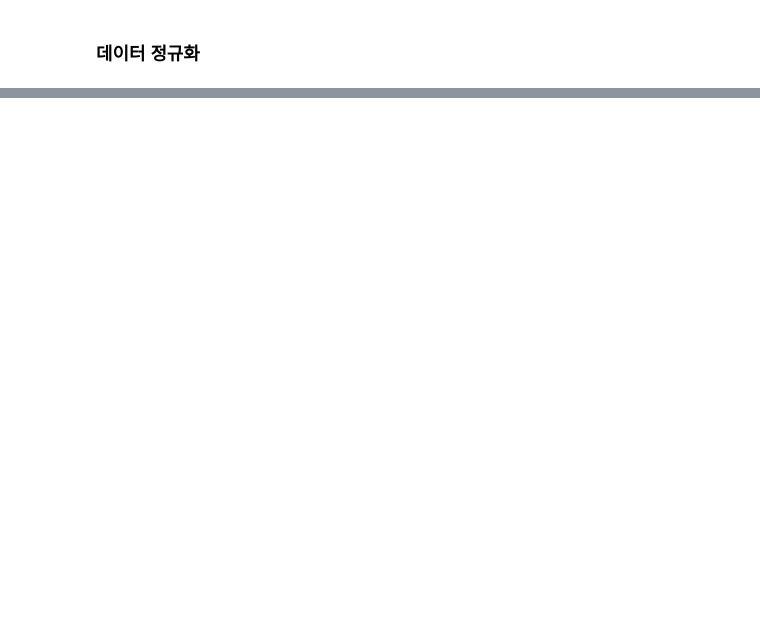
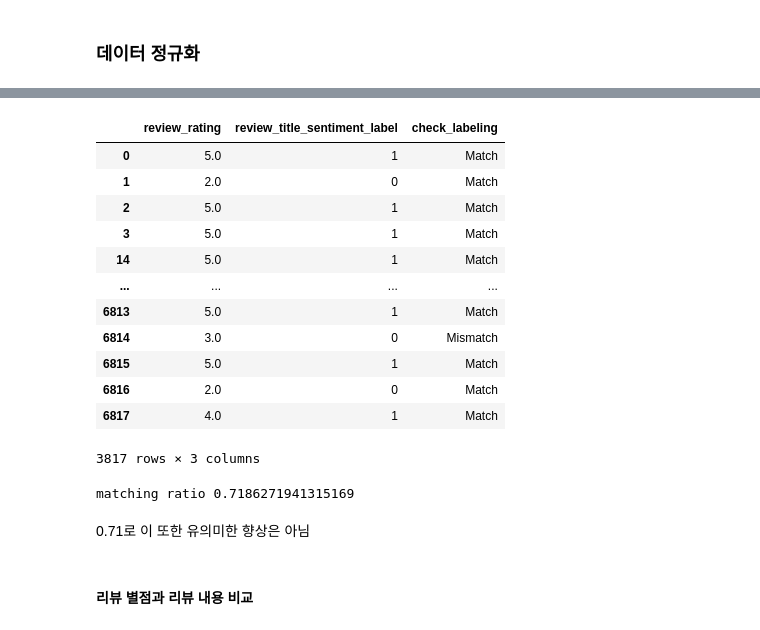
Before and after one commit to Konkuk-Univ-Glocal-Campus/ml202401-final-so900d, a Jupyter notebook: final_202020925.ipynb, the cells around one changed output, grey strips where cells are left out. Drawn from its saved outputs; the diff is of its cells as text; code cells hidden in the pictures; blank space fills up the shorter version.

```diff
--- a/final_202020925.ipynb
+++ b/final_202020925.ipynb
@@ -313,0 +413,41 @@ df
+# %%
+# 리뷰 별점과 리뷰 제목에 대하여 라벨링된 감정 점수가 일치하는지 확인하는 함수 정의
+def check_labeling(review_rating, review_title_sentiment_label):
+    if review_rating >= 3 and review_title_sentiment_label == 1:
+        return "Match"
+    elif review_rating < 3 and review_title_sentiment_label == 0:
+        return "Match"
+    else:
+        return "Mismatch"
+
+# 점수 비교
+df['check_labeling'] = df.apply(lambda row: check_labeling(row['review_rating'], row['review_title_sentiment_label']), axis=1)
+# %%
+# 데이터 확인
+df[['review_rating', 'review_title_sentiment_label', 'check_labeling']]
+# %% [output]
+|  | review_rating | review_title_sentiment_label | check_labeling |
+| 0 | 5.0 | 1 | Match |
+| 1 | 2.0 | 0 | Match |
+| 2 | 5.0 | 1 | Match |
+| 3 | 5.0 | 1 | Match |
+| 14 | 5.0 | 1 | Match |
+| ... | ... | ... | ... |
+| 6813 | 5.0 | 1 | Match |
+| 6814 | 3.0 | 0 | Mismatch |
+| 6815 | 5.0 | 1 | Match |
+| 6816 | 2.0 | 0 | Match |
+| 6817 | 4.0 | 1 | Match |
+3817 rows × 3 columns
+# %%
+# Match로 출력되는 비율 계산
+match_count = (df['check_labeling'] == 'Match').sum() # 'check_labeling' 열에서 'Match'인 항목의 수를 세고 match_count에 저장
+total_count = len(df) # DataFrame의 총 행 수를 total_count에 저장
+match_ratio = match_count / total_count # 'Match'로 출력되는 비율을 계산하여 match_ratio에 저장
+print("matching ratio", match_ratio)
+# %% [output]
+matching ratio 0.7186271941315169
+# %% [markdown]
+0.71로 이 또한 유의미한 향상은 아님
+# %% [markdown]
+#### 리뷰 별점과 리뷰 내용 비교
```
Also changed, not shown: parts of 35 cells of this notebook.
